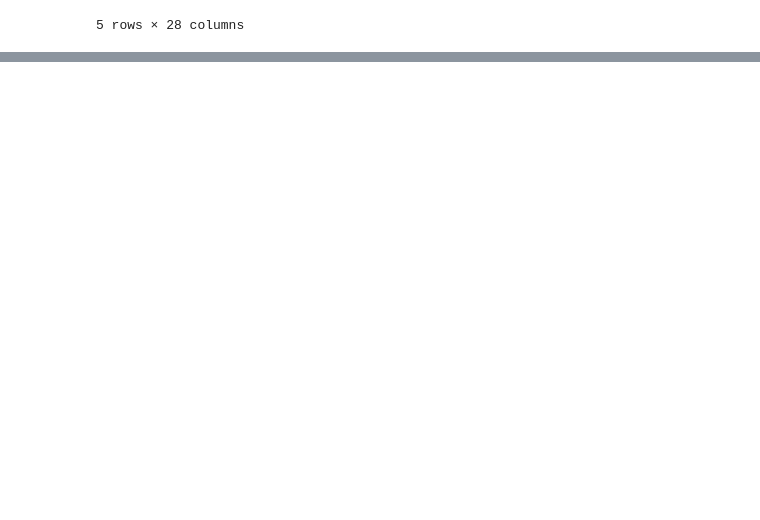
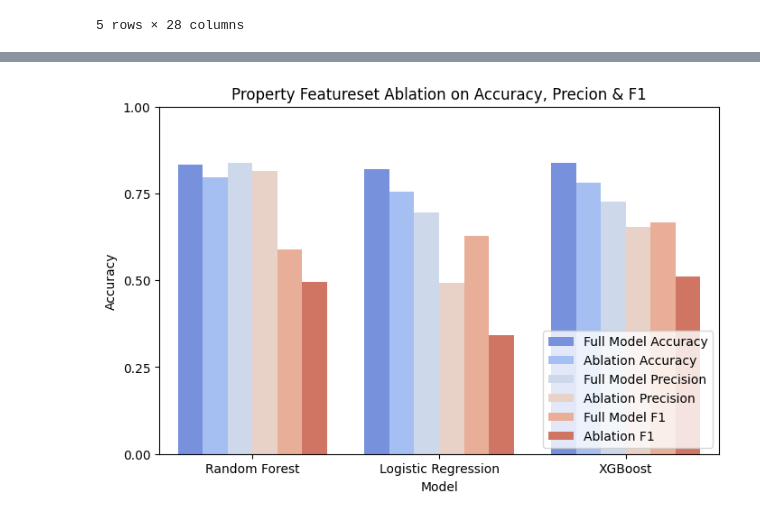
Before and after one commit to pooja-ippalapelli/milestone-II, a Jupyter notebook: supervised_models.ipynb, the cells around one changed output, grey strips where cells are left out. Cells and saved outputs as stored; diff of their text form; code cells hidden in the pictures; blank space fills up the shorter version.

```diff
--- a/supervised_models.ipynb
+++ b/supervised_models.ipynb
@@ -157,5 +163,12 @@ best_rf = rf_random_search.best_estimator_
 rf_preds = best_rf.predict(X_test)
 
 print("Accuracy:", accuracy_score(y_test, rf_preds))
+precision_rf = precision_score(y_test, rf_preds, average='macro')  # or 'micro' / 'weighted'
+recall_rf = recall_score(y_test, rf_preds, average='macro')  # or 'micro' / 'weighted'
+f1_rf = f1_score(y_test, rf_preds, average='macro')  # or 'micro' / 'weighted'
+
+print(f"Precision: {precision_rf:.3f}")
+print(f"Recall: {recall_rf:.3f}")
+print(f"F1-Score: {f1_rf:.3f}")
 # %% [output]
 Fitting 5 folds for each of 10 candidates, totalling 50 fits
@@ -189,5 +205,12 @@ best_lr = lr_grid_search.best_estimator_
 lr_preds = best_lr.predict(X_test)
 
 print("Accuracy:", accuracy_score(y_test, lr_preds))
+precision_lr = precision_score(y_test, lr_preds, average='macro')  # or 'micro' / 'weighted'
+recall_lr = recall_score(y_test, lr_preds, average='macro')  # or 'micro' / 'weighted'
+f1_lr = f1_score(y_test, lr_preds, average='macro')  # or 'micro' / 'weighted'
+
+print(f"Precision: {precision_lr:.3f}")
+print(f"Recall: {recall_lr:.3f}")
+print(f"F1-Score: {f1_lr:.3f}")
 # %% [output]
 Fitting 5 folds for each of 20 candidates, totalling 100 fits
@@ -314,0 +622,12 @@ plt.show()
+# %%
+# Plot the accuracy comparison
+plt.figure(figsize=(8, 5))
+sns.barplot(data=pd.melt(all_scores_nd_df, id_vars=['Model'], var_name='Condition', value_name='Accuracy'),
+            x='Model', y='Accuracy', hue='Condition', palette='coolwarm')
+plt.ylim(0, 1)
+plt.yticks(np.arange(0, 1.25, 0.25))  # Set ticks from 0 to 1 with a step of 0.25
+plt.title('Property Featureset Ablation on Accuracy, Precion & F1')
+plt.legend(loc='lower right')
+plt.show()
+# %% [output]
+[figure, added]
```
Also changed, not shown: parts of 17 cells of this notebook.
